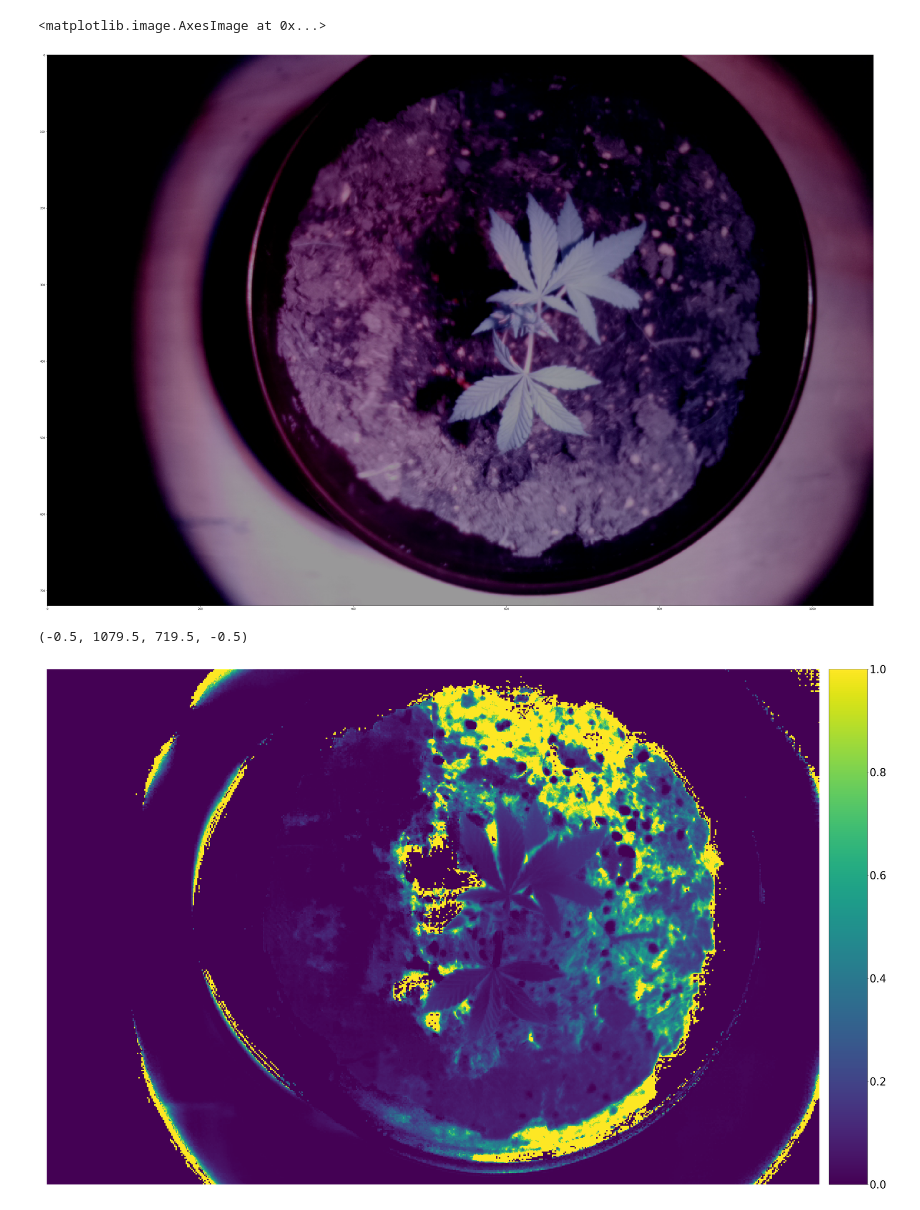
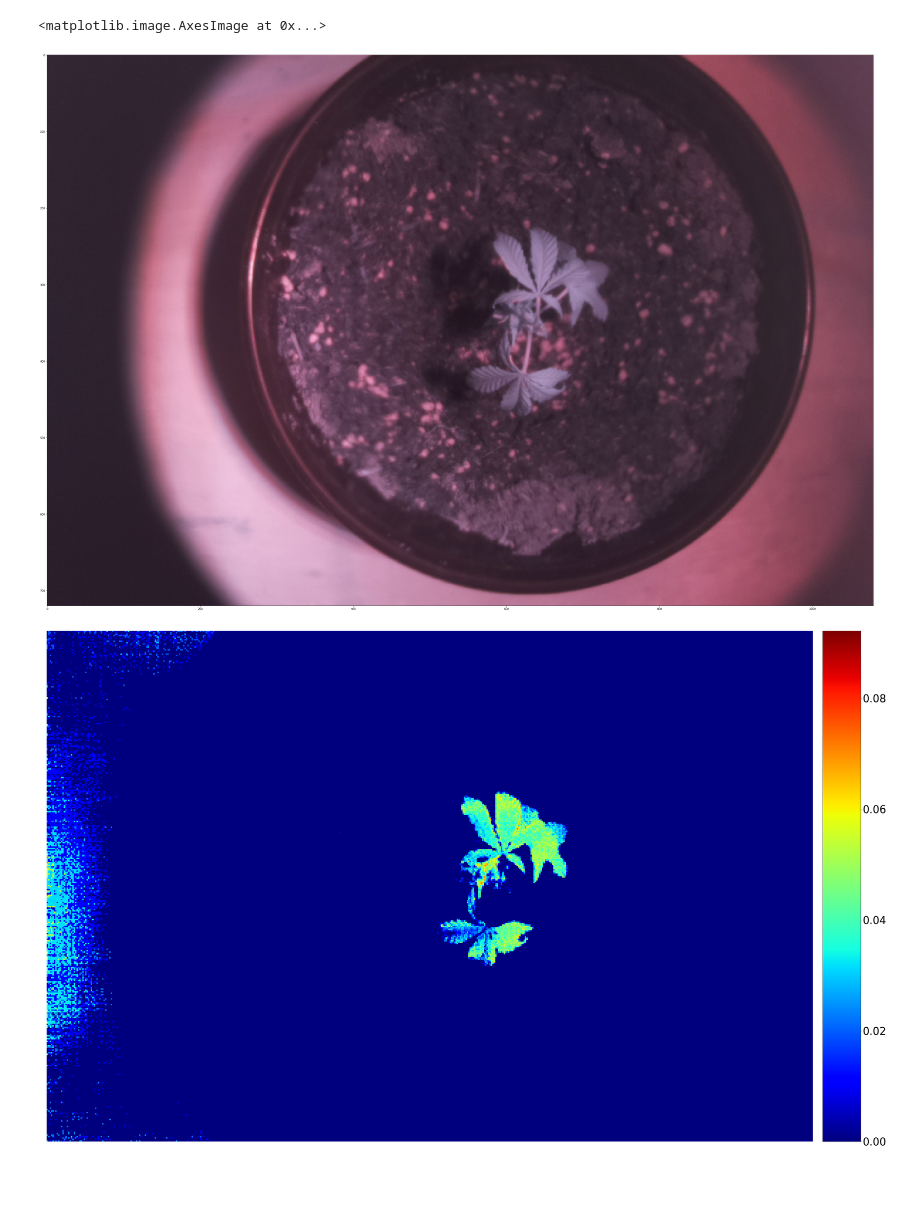
Before and after one commit to Jmdavison/plant-analysis, a Jupyter notebook: ndvi.ipynb, the cells around one changed output. Drawn from its saved outputs; the diff is of its cells as text; code cells hidden in the pictures; blank space fills up the shorter version.

Commit message:
adding new tests

```diff
--- a/ndvi.ipynb
+++ b/ndvi.ipynb
@@ -9,35 +9,36 @@ np.seterr(divide='ignore', invalid='ignore')
 plt.rcParams['figure.figsize'] = [55, 50]
 # %%
 # img = cv2.imread("data/sat/sat_0.png")
-filename = "data/home/br/br_30.0.png"
+filename = "data/newb/2/test2.png"
 img = cv2.imread(filename)
 img = cv2.cvtColor(img, cv2.COLOR_RGB2BGR)
 plt.imshow(img)
 # %% [output]
 <matplotlib.image.AxesImage at 0x...>
-[figure, old version]
+[figure, new version]
 # %%
 # img = cv2.resize(img, (img.shape[1],img.shape[0]))
 r,g,b = img[::,::,0].astype('float'), img[::,::,1].astype('float'), img[::,::,2].astype('float')
-ndvi = (b - r)/(b + r)
+topDiff = (b - r)
+botSum = (b + r)
+botSum[botSum == 0] = 0.0001
+ndvi = (topDiff)/(botSum)
 ndvi[np.isnan(ndvi)] = 0
 ndvi *= (ndvi > 0)
 
-
 ax = plt.gca()
 ax.yaxis.label.set_size(10)
-im = ax.imshow(ndvi,cmap="viridis")
+im = ax.imshow(ndvi,cmap="jet")
 # create an axes on the right side of ax. The width of cax will be 5%
 # of ax and the padding between cax and ax will be fixed at 0.05 inch.
 divider = make_axes_locatable(ax)
 cax = divider.append_axes("right", size="5%", pad=0.5)
 cb = plt.colorbar(im, cax=cax)
 cb.ax.tick_params(labelsize=40)
 ax.axis('off')
-# plt.savefig("ndvi_{}.png".format(filename.split("/")[-1]))
+plt.savefig("ndvi_{}.png".format(filename.split("/")[-1]))
 # %% [output]
-(-0.5, 1079.5, 719.5, -0.5)
-[figure, old version]
+[figure, new version]
 # %%
 nir = img[::,::,2].astype('float').flatten()
 red = img[::,::,0].astype('float').flatten()
```
Also changed, not shown: parts of 2 cells of this notebook, 9 other files.
